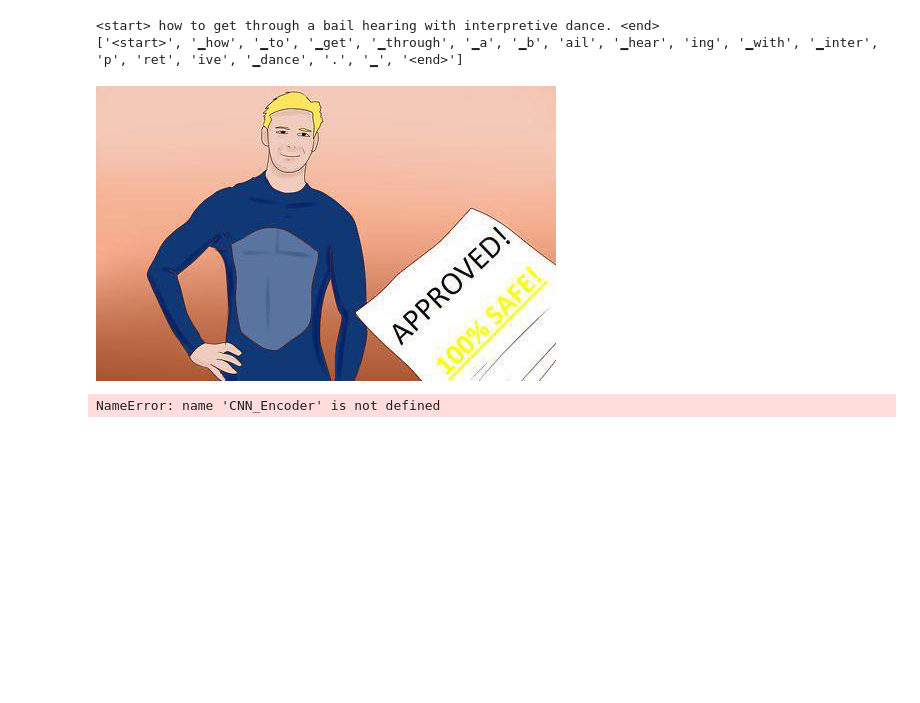
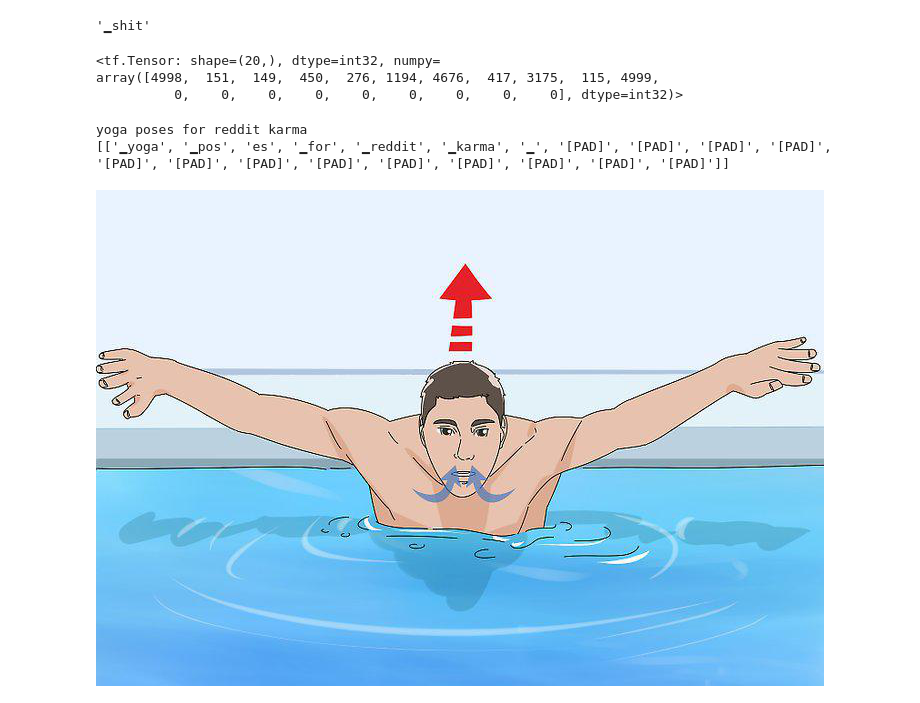
Before and after one commit to diff7/how_to_captions, a Jupyter notebook: train_sentencepiece.ipynb, the cells around one changed output. Drawn from its saved outputs; the diff is of its cells as text; code cells hidden in the pictures; blank space fills up the shorter version.

```diff
--- a/train_sentencepiece.ipynb
+++ b/train_sentencepiece.ipynb
@@ -46,4 +47 @@ with open('titles.txt', 'w') as f:
         f.write(t+'\n')
-# %%
-sbpe_tokenizer = SentencePieceBPETokenizer()
-sbpe_tokenizer.train(files='titles.txt', vocab_size=VOCAB_SIZE)
@@ -62,13 +47,0 @@ max(len(t) for t in sbpe_titles)
-# %%
-titles_filtered = []
-disney_images_filtered = []
-
-for i,t in enumerate(sbpe_titles):
-    if len(t)<=20:
-        titles_filtered.append(t)
-        disney_images_filtered.append(disney_images[i])
-
-disney_images = disney_images_filtered
-sbpe_titles = titles_filtered
-
-print(len(titles_filtered),len(disney_images))
@@ -80,0 +71,22 @@ max(len(t) for t in sbpe_titles)
+# %%
+def make_tokenizer(text_lines,
+                   folder=TOKENIZER_FOLDER,
+                   file_name='spbe_tokenizer.e',
+                   text_file_name='titles.txt'):
+
+    with open(text_file_name, 'w') as f:
+        for t in text_lines:
+            f.write(t+'\n')
+
+    sbpe_tokenizer = SentencePieceBPETokenizer()
+    sbpe_tokenizer.train(files='titles.txt', vocab_size=VOCAB_SIZE-2)
+    sbpe_tokenizer.enable_padding(max_length=MAX_LENGTH)
+    sbpe_tokenizer.add_special_tokens(['<start>','<end>'])
+    sbpe_tokenizer.save(TOKENIZER_FOLDER,file_name)
+    return sbpe_tokenizer
+
+sbpe_tokenizer=make_tokenizer(captions)
+# %%
+sbpe_tokenizer.id_to_token(777)
+# %% [output]
+'▁shit'
@@ -81,12 +142,21 @@ max(len(t) for t in sbpe_titles)
+# %%
+dataset, encoded_captios = make_dataset(images, captions)
+# %%
+encoded_captios[0]
+# %% [output]
+<tf.Tensor: shape=(20,), dtype=int32, numpy=
+array([4998,  151,  149,  450,  276, 1194, 4676,  417, 3175,  115, 4999,
+          0,    0,    0,    0,    0,    0,    0,    0,    0], dtype=int32)>
 # %%
-n = np.random.randint(len(sbpe_titles))
-print(''.join(sbpe_titles[n]).replace('▁',' '))
-print(sbpe_titles[n])
-Image.open(disney_images[n])
+n = np.random.randint(len(encoded_captios))
+string = sbpe_tokenizer.decode(encoded_captios[n])
+print(string)
+print([sbpe_tokenizer.encode(string).tokens])
+Image.open(images[n])
 # %% [output]
-<start> how to get through a bail hearing with interpretive dance. <end>
-['<start>', '▁how', '▁to', '▁get', '▁through', '▁a', '▁b', 'ail', '▁hear', 'ing', '▁with', '▁inter', 'p', 'ret', 'ive', '▁dance', '.', '▁', '<end>']
+yoga poses for reddit karma
+[['▁yoga', '▁pos', 'es', '▁for', '▁reddit', '▁karma', '▁', '[PAD]', '[PAD]', '[PAD]', '[PAD]', '[PAD]', '[PAD]', '[PAD]', '[PAD]', '[PAD]', '[PAD]', '[PAD]', '[PAD]', '[PAD]']]
-[figure, old version]
+[figure, new version]
 # %%
 # words = [w.lower() for s in disney_captions for w in s.split(' ')]
 # print(f' vocab size: {len(set(words))}')
@@ -117,8 +166,6 @@ TOKENIZER_FOLDER = './tokenizer/'
 # %%
 encoder= CNN_Encoder(embedding_dim)
-decoder = RNN_Decoder(embedding_words, units, vocab_size)
+decoder = RNN_Decoder(embedding_words, units, embedding_size)
-# %% [output]
-NameError: name 'CNN_Encoder' is not defined
 # %%
 optimizer = tf.keras.optimizers.Adam()
 loss_object = tf.keras.losses.SparseCategoricalCrossentropy(
```
Also changed, not shown: parts of 27 cells of this notebook, 12 other files.
